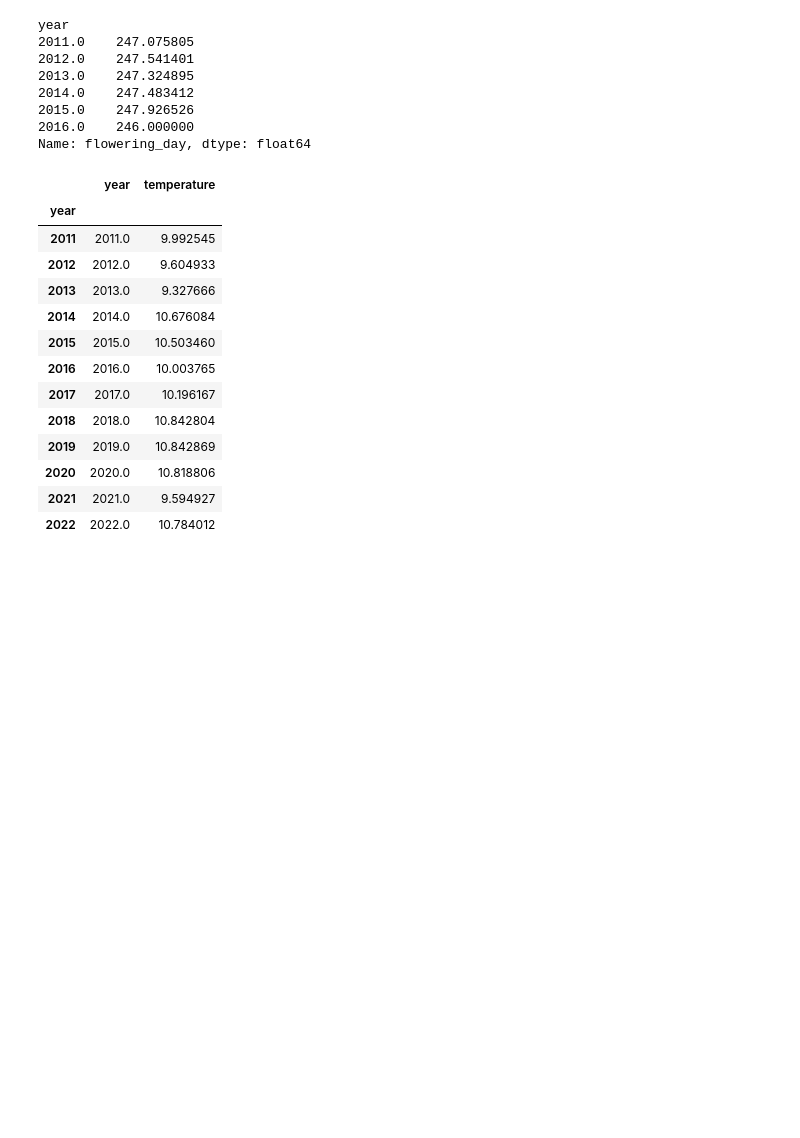
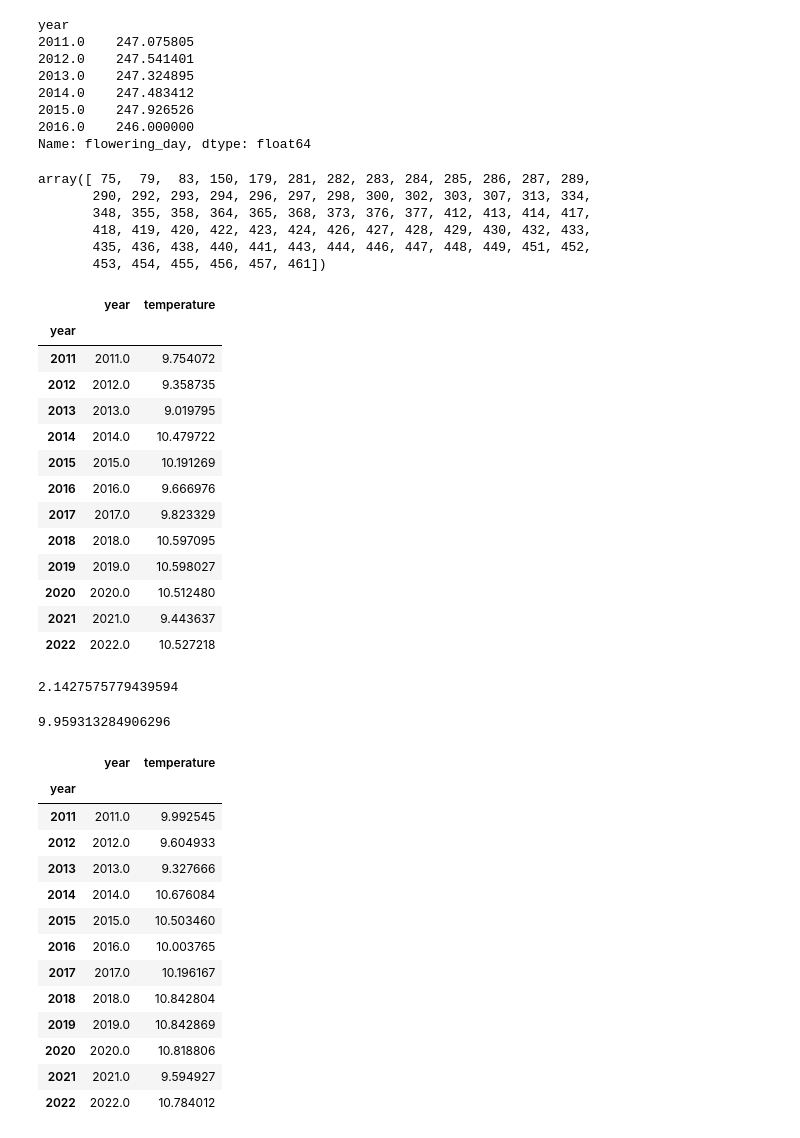
Before and after one commit to falling-fruit/dfg-seasons, a Jupyter notebook: modelling/process_euro_weather_data.ipynb, the cells around one changed output. Drawn from its saved outputs; the diff is of its cells as text; code cells hidden in the pictures; blank space fills up the shorter version.

```diff
--- a/modelling/process_euro_weather_data.ipynb
+++ b/modelling/process_euro_weather_data.ipynb
@@ -528,6 +528,44 @@ year
 2015.0    247.926526
 2016.0    246.000000
 Name: flowering_day, dtype: float64
+# %%
+apple_sites = apple_model['full_flowering_data']['site_id'].unique()
+# %%
+apple_sites
+# %% [output]
+array([ 75,  79,  83, 150, 179, 281, 282, 283, 284, 285, 286, 287, 289,
+       290, 292, 293, 294, 296, 297, 298, 300, 302, 303, 307, 313, 334,
+       348, 355, 358, 364, 365, 368, 373, 376, 377, 412, 413, 414, 417,
+       418, 419, 420, 422, 423, 424, 426, 427, 428, 429, 430, 432, 433,
+       435, 436, 438, 440, 441, 443, 444, 446, 447, 448, 449, 451, 452,
+       453, 454, 455, 456, 457, 461])
+# %%
+apple_weather = euro_monthly[euro_monthly['site_id'].isin(apple_sites)]
+# %%
+apple_weather.groupby('year')[['year', 'temperature']].mean()
+# %% [output]
+|  | year | temperature |
+| year |  |  |
+| 2011 | 2011.0 | 9.754072 |
+| 2012 | 2012.0 | 9.358735 |
+| 2013 | 2013.0 | 9.019795 |
+| 2014 | 2014.0 | 10.479722 |
+| 2015 | 2015.0 | 10.191269 |
+| 2016 | 2016.0 | 9.666976 |
+| 2017 | 2017.0 | 9.823329 |
+| 2018 | 2018.0 | 10.597095 |
+| 2019 | 2019.0 | 10.598027 |
+| 2020 | 2020.0 | 10.512480 |
+| 2021 | 2021.0 | 9.443637 |
+| 2022 | 2022.0 | 10.527218 |
+# %%
+np.std(apple_weather.groupby('site_id')[['site_id', 'temperature']].mean()['temperature'])
+# %% [output]
+2.1427575779439594
+# %%
+np.mean(apple_weather.groupby('site_id')[['site_id', 'temperature']].mean()['temperature'])
+# %% [output]
+9.959313284906296
 # %%
 euro_monthly.groupby('year')[['year', 'temperature']].mean()
 # %% [output]
```
Also changed, not shown: parts of 12 cells of this notebook, 4 other files.
